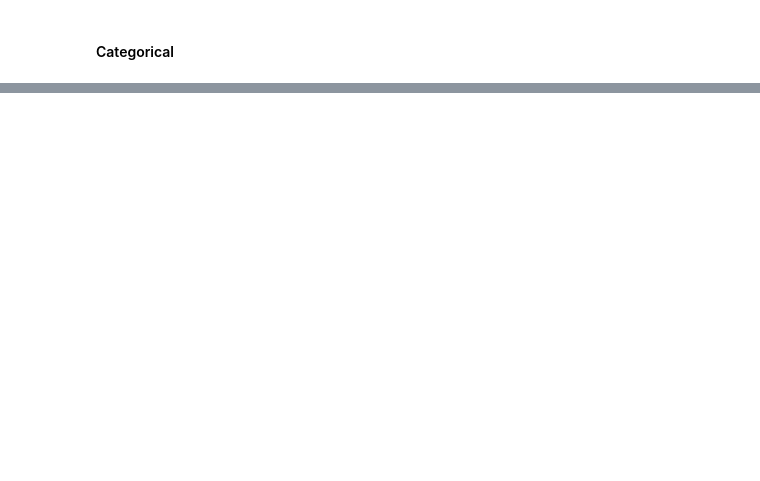
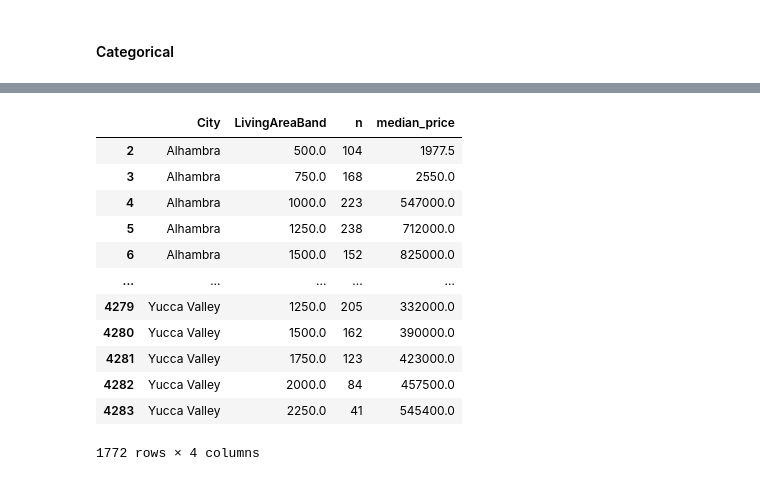
Before and after one commit to eemilycchen/IDX-Exchange-Data-Science, a Jupyter notebook: 01_exploration.ipynb, the cells around one changed output, grey strips where cells are left out. Saved outputs shown, nothing was run; the diff lists cells and outputs as text; code cells hidden in the pictures; blank space fills up the shorter version.

```diff
--- a/01_exploration.ipynb
+++ b/01_exploration.ipynb
@@ -696,0 +774,36 @@ categorical_summary = pd.DataFrame({
+# %%
+# Size bands
+geo_df["LivingAreaBand"] = (geo_df['LivingArea'] // 250) * 250
+
+city_size_summary = (
+    geo_df.groupby(
+        ["City", "LivingAreaBand"],
+        observed=True
+    )["ClosePrice"]
+    .agg(
+        n="size",
+        median_price="median"
+    )
+    .reset_index()
+)
+
+# Don't interpret tiny city/size combinations
+city_size_summary = city_size_summary[
+    city_size_summary["n"] >= 30
+]
+
+city_size_summary
+# %% [output]
+|  | City | LivingAreaBand | n | median_price |
+| 2 | Alhambra | 500.0 | 104 | 1977.5 |
+| 3 | Alhambra | 750.0 | 168 | 2550.0 |
+| 4 | Alhambra | 1000.0 | 223 | 547000.0 |
+| 5 | Alhambra | 1250.0 | 238 | 712000.0 |
+| 6 | Alhambra | 1500.0 | 152 | 825000.0 |
+| ... | ... | ... | ... | ... |
+| 4279 | Yucca Valley | 1250.0 | 205 | 332000.0 |
+| 4280 | Yucca Valley | 1500.0 | 162 | 390000.0 |
+| 4281 | Yucca Valley | 1750.0 | 123 | 423000.0 |
+| 4282 | Yucca Valley | 2000.0 | 84 | 457500.0 |
+| 4283 | Yucca Valley | 2250.0 | 41 | 545400.0 |
+1772 rows × 4 columns
```
Also changed, not shown: parts of 11 cells of this notebook.
